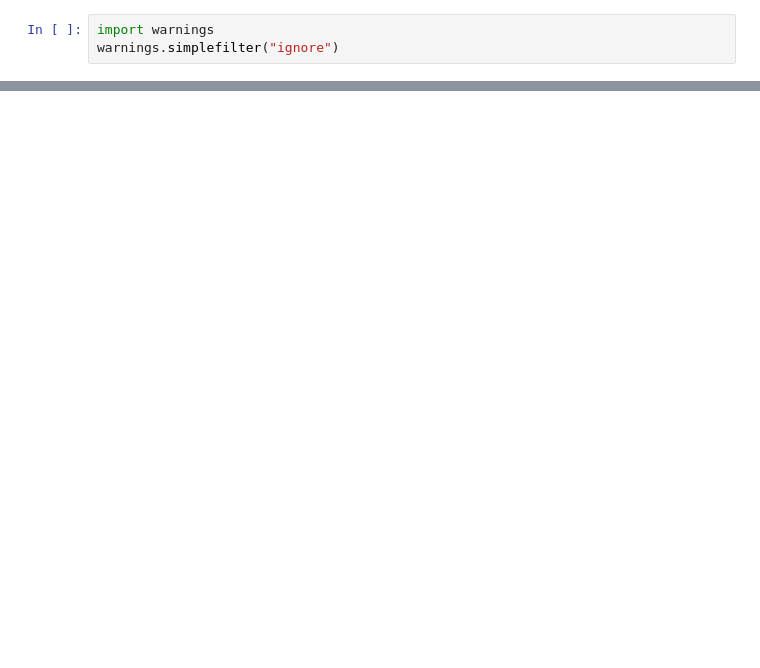
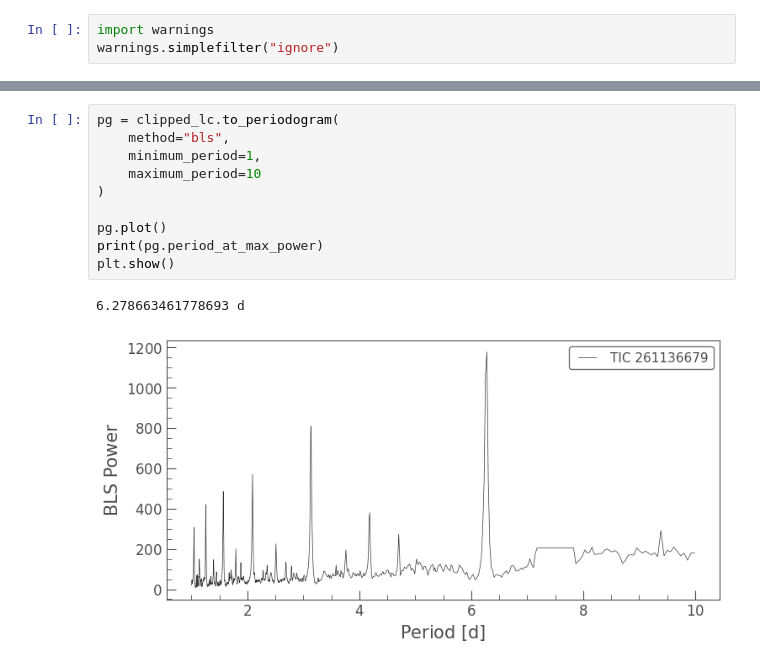
Before and after one commit to lorddarthroro/TESS-Exoplanet-Transit-Detection-Using-Light-Curve-Analysis, a Jupyter notebook: tess_exoplanet_transit_detection.ipynb, the cells around one changed output, grey strips where cells are left out. Cells and saved outputs as stored; diff of their text form; blank space fills up the shorter version.

```diff
--- a/tess_exoplanet_transit_detection.ipynb
+++ b/tess_exoplanet_transit_detection.ipynb
@@ -116,0 +81,13 @@ plt.show()
+# %%
+pg = clipped_lc.to_periodogram(
+    method="bls",
+    minimum_period=1,
+    maximum_period=10
+)
+
+pg.plot()
+print(pg.period_at_max_power)
+plt.show()
+# %% [output]
+6.278663461778693 d
+[figure, added]
```
Also changed, not shown: parts of 24 cells of this notebook.
